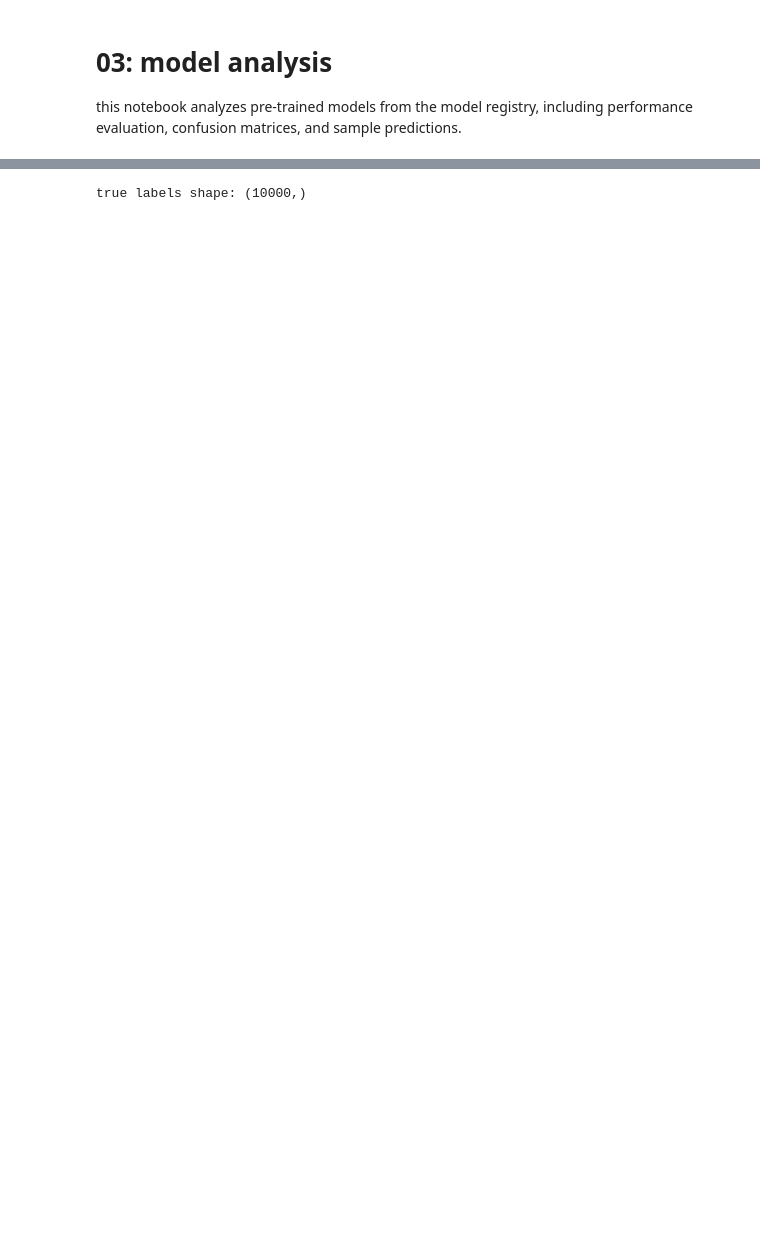
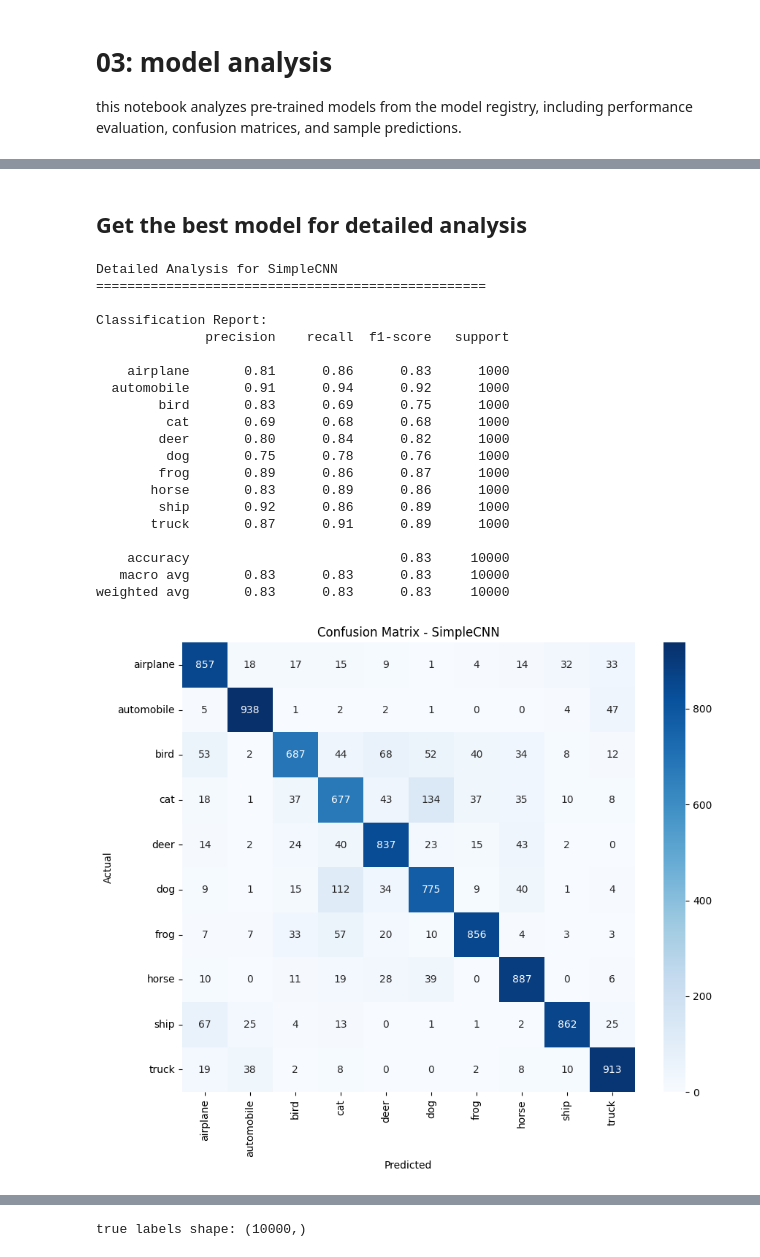
Before and after one commit to ruskaruma/microvision, a Jupyter notebook: notebooks/03_model_analysis.ipynb, the cells around one changed output, grey strips where cells are left out. Cells and saved outputs as stored; diff of their text form; code cells hidden in the pictures; blank space fills up the shorter version.

```diff
--- a/notebooks/03_model_analysis.ipynb
+++ b/notebooks/03_model_analysis.ipynb
@@ -174,0 +176,69 @@ if simple_model is not None and improved_model is not None:
+# %% [markdown]
+## Get the best model for detailed analysis
+# %%
+best_model_id = results_df.iloc[0]['model_name'].lower().replace('cnn', '_cnn')
+best_model_info = None
+for model_id, info in model_info.items():
+    if info['model_name'].lower().replace('cnn', '_cnn') == best_model_id:
+        best_model_info = info
+        break
+
+if best_model_info:
+    print(f"Detailed Analysis for {best_model_info['model_name']}")
+    print("=" * 50)
+
+    try:
+        model = create_model(best_model_id, config)
+        model.load_state_dict(torch.load(best_model_info['model_path'], map_location=config.device))
+        model.to(config.device)
+        model.eval()
+        all_preds = []
+        all_labels = []
+        all_probs = []
+
+        with torch.no_grad():
+            for images, labels in test_loader:
+                images, labels = images.to(config.device), labels.to(config.device)
+                outputs = model(images)
+                probs = torch.softmax(outputs, dim=1)
+                _, predicted = torch.max(outputs, 1)
+                all_preds.extend(predicted.cpu().numpy())
+                all_labels.extend(labels.cpu().numpy())
+                all_probs.extend(probs.cpu().numpy())
+
+        print("\nClassification Report:")
+        print(classification_report(all_labels, all_preds, target_names=class_names))
+        cm = confusion_matrix(all_labels, all_preds)
+        plt.figure(figsize=(10, 8))
+        sns.heatmap(cm, annot=True, fmt='d', cmap='Blues',
+                    xticklabels=class_names, yticklabels=class_names)
+        plt.title(f'Confusion Matrix - {best_model_info["model_name"]}')
+        plt.xlabel('Predicted')
+        plt.ylabel('Actual')
+        plt.show()
+
+    except Exception as e:
+        print(f"Error analyzing {best_model_info['model_name']}: {str(e)}")
+        print("Skipping detailed analysis...")
+# %% [output]
+Detailed Analysis for SimpleCNN
+==================================================
+
+Classification Report:
+              precision    recall  f1-score   support
+
+    airplane       0.81      0.86      0.83      1000
+  automobile       0.91      0.94      0.92      1000
+        bird       0.83      0.69      0.75      1000
+         cat       0.69      0.68      0.68      1000
+        deer       0.80      0.84      0.82      1000
+         dog       0.75      0.78      0.76      1000
+        frog       0.89      0.86      0.87      1000
+       horse       0.83      0.89      0.86      1000
+        ship       0.92      0.86      0.89      1000
+       truck       0.87      0.91      0.89      1000
+
+    accuracy                           0.83     10000
+   macro avg       0.83      0.83      0.83     10000
+weighted avg       0.83      0.83      0.83     10000
+[figure, added]
```
Also changed, not shown: parts of 25 cells of this notebook, 8 other files.
